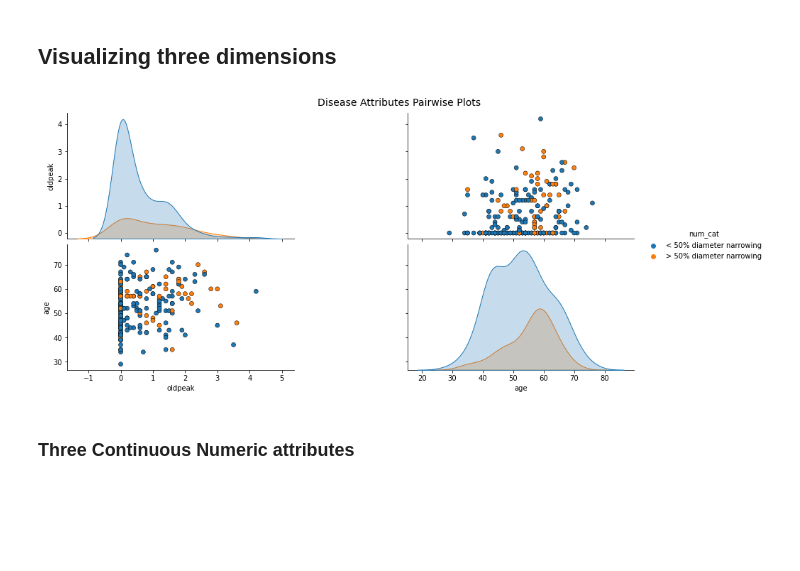
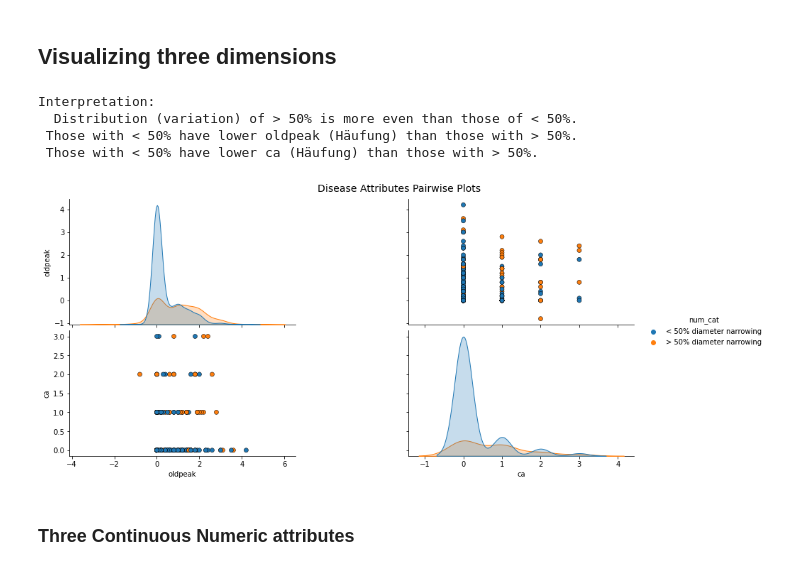
Before and after one commit to se21m024/DataScience, a Jupyter notebook: Exercise 1/se21m024_Stummer_ex1_Data_Visualization_Small.ipynb, the cells around one changed output. Drawn from its saved outputs; the diff is of its cells as text; code cells hidden in the pictures; blank space fills up the shorter version.

```diff
--- a/Exercise 1/se21m024_Stummer_ex1_Data_Visualization_Small.ipynb
+++ b/Exercise 1/se21m024_Stummer_ex1_Data_Visualization_Small.ipynb
@@ -58,17 +58,11 @@ raw_data.head()
 # %% [markdown]
 # Show dataset features and values
 # %%
-
-#raw_data = pd.read_csv('C:\\Users\\thomas.stummer\\Documents\\Jupyter\\Exercise1\\Data Sets\\Heart Disease\\_testStuff.data', sep=',',
-#raw_data = pd.read_csv('https://archive.ics.uci.edu/ml/machine-learning-databases/heart-disease/processed.cleveland.data', sep=',',
-#names = ['age', 'sex', 'cp', 'trestbps', 'chol', 'fbs', 'restecg', 'thalach', 'exang', 'oldpeak', 'slope', 'ca', 'thal', 'num'])
-
 data=raw_data
-
 
 # pd.options.display.max_rows = 4000
 
-# Helper functions
+### Helper functions
 
 def roundElementToIntSafe(y):
     try:
@@ -141,6 +135,8 @@ data = processColumn(data=data, column='trestbps')
 
 # serum cholestoral in mg/dl
 data = processColumn(data=data, column='chol')
+# Fix chol = 0
+data['chol'] = data['chol'].apply(lambda value: value if value > 0 else None)
 
 # fasting blood sugar > 120 mg/dl
 data = processColumn(data=data, column='fbs',
@@ -438,14 +419,23 @@ Interpretation:
 # %% [markdown]
 ## Visualizing three dimensions
 # %%
-cols = ['oldpeak', 'age', 'num_cat']
+cols = ['oldpeak', 'ca', 'num_cat']
 pp = sns.pairplot(data[cols], hue='num_cat', height=3, aspect=2,
                   plot_kws=dict(edgecolor="black", linewidth=0.5))
 fig = pp.fig
 fig.subplots_adjust(top=0.93, wspace=0.5)
 t = fig.suptitle('Disease Attributes Pairwise Plots', fontsize=14)
+
+print("Interpretation:")
+print("  Distribution (variation) of > 50% is more even than those of < 50%.")
+print(" Those with < 50% have lower oldpeak (Häufung) than those with > 50%.")
+print(" Those with < 50% have lower ca (Häufung) than those with > 50%.")
 # %% [output]
+Interpretation:
+  Distribution (variation) of > 50% is more even than those of < 50%.
+ Those with < 50% have lower oldpeak (Häufung) than those with > 50%.
+ Those with < 50% have lower ca (Häufung) than those with > 50%.
-[figure, old version]
+[figure, new version]
 # %% [markdown]
 ### Three Continuous Numeric attributes
 # %%
```
Also changed, not shown: parts of 12 cells of this notebook.
